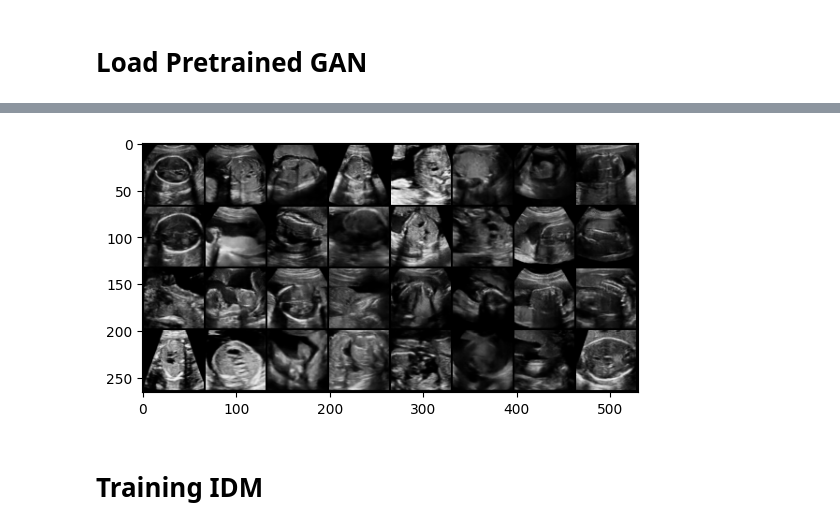
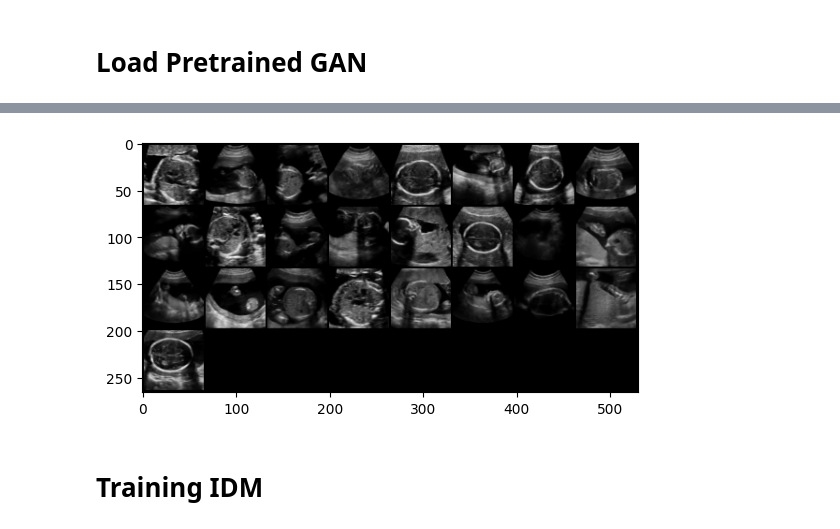
Before and after one commit to Jack47744/ultrasound_subset, a Jupyter notebook: 04_glad_idm_ultrasound.ipynb, the cells around one changed output, grey strips where cells are left out. Cells and saved outputs as stored; diff of their text form; code cells hidden in the pictures.

Commit message:
add stylegan 2

```diff
--- a/04_glad_idm_ultrasound.ipynb
+++ b/04_glad_idm_ultrasound.ipynb
@@ -91,7 +91,7 @@ args.net_begin = 0
 args.net_end = 100000
 args.mismatch_type = "l1"
 args.ij_selection = "random"
-args.aug_num = 3
+args.aug_num = 1
 args.outer_loop = 1
 args.inner_loop = 1
 args.syn_ce = False
@@ -102,6 +102,14 @@ args.ce_weight = 0.1
 args.chunk_size = 80
 
 args.init = "real"
+
+args.gan_type = "stylegan2"
+
+assert args.gan_type in ["dcgan", "stylegan2"]
+
+if args.gan_type == "stylegan2":
+    args.method += "_stylegan2"
+
 
 if args.syn_ce:
     args.method += "_ce"
@@ -339,20 +347,81 @@ Accuracy avg:0.724467, std:0.015682
 # Load Pretrained GAN
 # %%
 if args.use_gan:
+    if args.gan_type == "dcgan":
+        nz = 100  # Size of z latent vector (i.e., generator input)
+        ngf = 64  # Size of feature maps in generator
+        ndf = 64  # Size of feature maps in discriminator
+        nc = 1    # Number of channels in the training images
 
-    nz = 100  # Size of z latent vector (i.e., generator input)
-    ngf = 64  # Size of feature maps in generator
-    ndf = 64  # Size of feature maps in discriminator
-    nc = 1    # Number of channels in the training images
+        generator = Generator(nz, ngf, nc).to(args.device)
+        generator.load_state_dict(torch.load("../gan/models/net_G_relu_64_video_net_new_epoch_49.pth"))
 
-    generator = Generator(nz, ngf, nc).to(args.device)
-    generator.load_state_dict(torch.load("../gan/models/net_G_relu_64_video_net_new_epoch_49.pth"))
+        generator = generator.eval()
+        for param in generator.parameters():
+            param.requires_grad = False
+        fixed_noise = torch.randn(32, args.nz, 1, 1, device=args.device)
+        with torch.no_grad():
+            fake = generator(fixed_noise)
+        show(make_grid(denorm(fake), nrow=8, padding=2, normalize=False, value_range=None, scale_each=False, pad_value=0))
+    elif args.gan_type == "stylegan2":
 
-    generator = generator.eval()
-    for param in generator.parameters():
-        param.requires_grad = False
-    fixed_noise = torch.randn(32, args.nz, 1, 1, device=args.device)
-    with torch.no_grad():
-        fake = generator(fixed_noise)
-    show(make_grid(denorm(fake), nrow=8, padding=2, normalize=False, value_range=None, scale_each=False, pad_value=0))
+        import sys
+        from pathlib import Path
+        module_path = Path('./gan/stylegan2-pytorch/stylegan2_pytorch/cli.py')
+
+        # Read the content of the file
+        with open(module_path, 'r') as file:
+            code = file.read()
+
+        # Execute the code
+        exec(code, globals())
+
+        data_path = "../bkainz_data/images_train_filtered_all"
+        stylegan2_args = {
+            "data": data_path,
+            "name": "glad_ultrasound",
+            "image_size": 64,
+            "models_dir": "./gan/stylegan2-pytorch/stylegan2_pytorch/models",
+            "is_get_model": True # Flag indicating to get the model or not
+        }
+        model = train_from_folder(**stylegan2_args)
+
+
+        num_rows = 5
+        num_layers = model.GAN.G.num_layers
+        latent_dim = model.GAN.G.latent_dim
+        image_size = model.GAN.G.image_size
+
+        args.nz = self.GAN.G.latent_dim
+        args.num_layers = num_layers
+
+        def noise(n, latent_dim, device):
+            return torch.randn(n, latent_dim).cuda(device)
+
+        def noise_list(n, layers, latent_dim, device):
+            return [(noise(n, latent_dim, device), layers)]
+
+        def image_noise(n, im_size, device):
+            return torch.FloatTensor(n, im_size, im_size, 1).uniform_(0., 1.).cuda(device)
+
+        def show_images(tensor):
+            num_images = tensor.size(0)
+            fig, axes = plt.subplots(1, num_images, figsize=(15, 15))
+            for i in range(num_images):
+                img = tensor[i].permute(1, 2, 0)  # Change shape to [64, 64, 3]
+                axes[i].imshow(img)
+                axes[i].axis('off')
+            plt.show()
+
+
+        model.GAN.SE = model.GAN.SE.eval().requires_grad_(False).to(args.device)
+        model.GAN.GE = model.GAN.GE.eval().requires_grad_(False).to(args.device)
+
+        device = 'cuda' if torch.cuda.is_available() else 'cpu'
+        latents = noise_list(num_rows ** 2, num_layers, latent_dim, device=args.device)
+        n = image_noise(num_rows ** 2, image_size, device=args.device)
+        generated_image = model.generate_truncated(model.GAN.SE, model.GAN.GE, latents, n, trunc_psi = model.trunc_psi)
+
+          # Display the images
+        show(make_grid(generated_image, nrow=8, padding=2, normalize=False, value_range=None, scale_each=False, pad_value=0))
 # %% [output]
@@ -359,4 +430,4 @@ if args.use_gan:
-[figure, old version]
+[figure, new version]
 # %% [markdown]
 # Training IDM
 # %%
```
Also changed, not shown: parts of 4 cells of this notebook, 3 other files.
